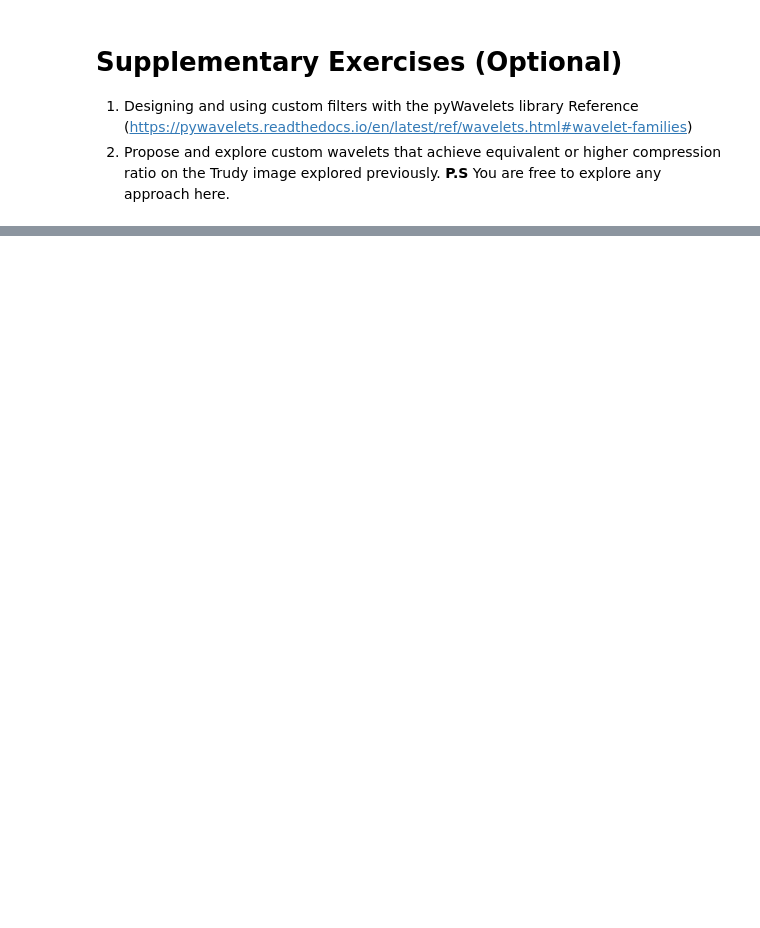
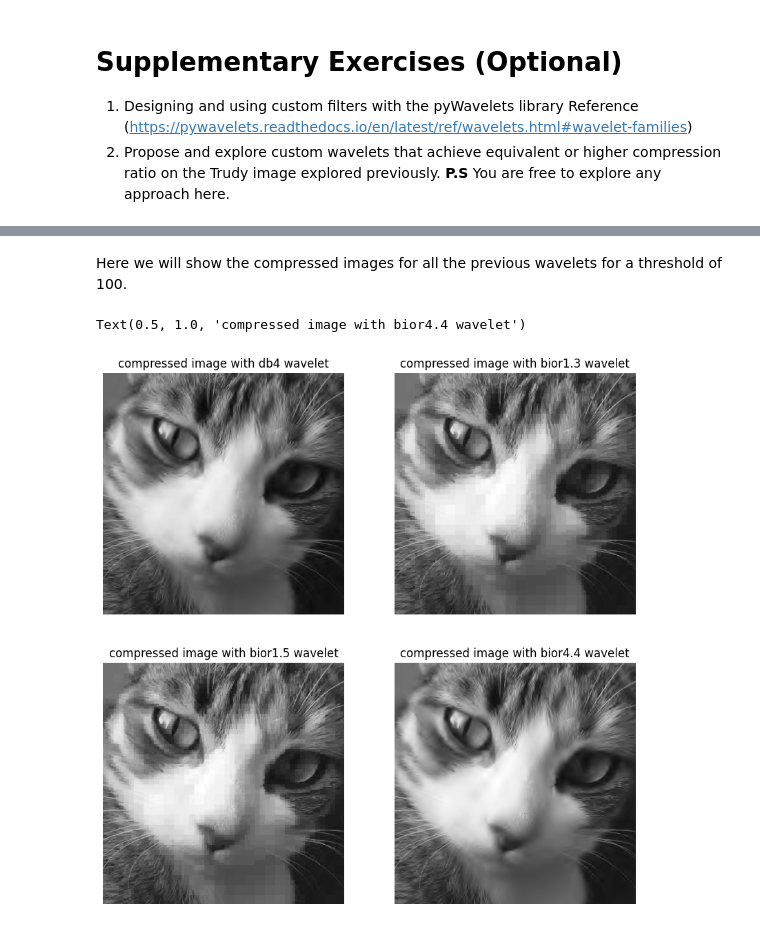
Before and after one commit to KHOUTAIBI/TSIA-TP, a Jupyter notebook: TP_Wavelets.ipynb, the cells around one changed output, grey strips where cells are left out. Cells and saved outputs as stored; diff of their text form; code cells hidden in the pictures; blank space fills up the shorter version.

```diff
--- a/TP_Wavelets.ipynb
+++ b/TP_Wavelets.ipynb
@@ -496,0 +630,28 @@ Reference (https://pywavelets.readthedocs.io/en/latest/ref/wavelets.html#wavelet
+# %% [markdown]
+Here we will show the compressed images for all the previous wavelets for a threshold of 100.
+# %%
+threshhold = 100
+compressed_db4_image = image_compression(input_image,'db4',threshhold)
+compressed_bior13_image = image_compression(input_image,'bior1.3',threshhold)
+compressed_bior15_image = image_compression(input_image,'bior1.5',threshhold)
+compressed_bior44_image = image_compression(input_image,'bior4.4',threshhold)
+
+fig, axes = plt.subplots(2, 2, figsize=[10, 10])
+
+axes[0,0].imshow(compressed_db4_image, cmap=plt.cm.gray)
+axes[0,1].imshow(compressed_bior13_image, cmap=plt.cm.gray)
+axes[1,0].imshow(compressed_bior15_image, cmap=plt.cm.gray)
+axes[1,1].imshow(compressed_bior44_image, cmap=plt.cm.gray)
+
+axes[0,0].set_axis_off()
+axes[0,1].set_axis_off()
+axes[1,0].set_axis_off()
+axes[1,1].set_axis_off()
+
+axes[0,0].set_title('compressed image with db4 wavelet')
+axes[0,1].set_title('compressed image with bior1.3 wavelet')
+axes[1,0].set_title('compressed image with bior1.5 wavelet')
+axes[1,1].set_title('compressed image with bior4.4 wavelet')
+# %% [output]
+Text(0.5, 1.0, 'compressed image with bior4.4 wavelet')
+[figure, added]
```
Also changed, not shown: parts of 12 cells of this notebook, 3 other files.
